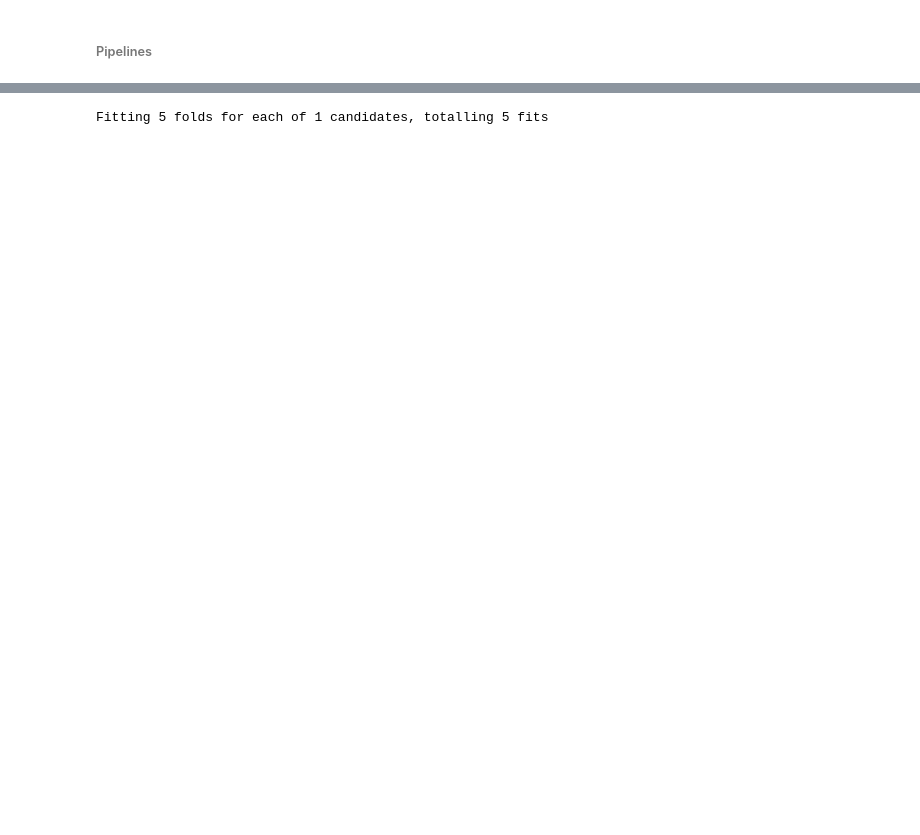
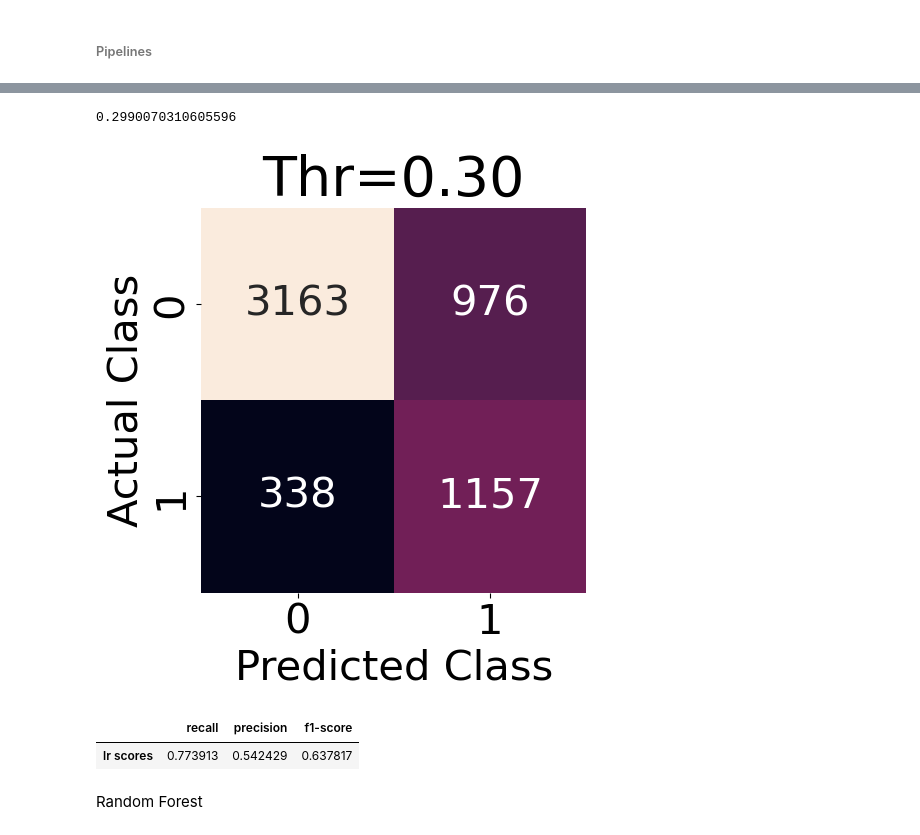
Before and after one commit to RKL13/BS_Telecom_Customer_Churn, a Jupyter notebook: Modeling.ipynb, the cells around one changed output, grey strips where cells are left out. Saved outputs shown, nothing was run; the diff lists cells and outputs as text; code cells hidden in the pictures; blank space fills up the shorter version.

Commit message:
Logistic Regression, Random Forest Init, ROC-AUC chosen

```diff
--- a/Modeling.ipynb
+++ b/Modeling.ipynb
@@ -135,0 +157,31 @@ dummy_clf = DummyClassifier(strategy='constant', constant=0)
+# %%
+lr_pipe_params = [{
+
+    # Sampling Params
+
+    'Over_Sampling': [None, SMOTE(random_state=random_seed), ADASYN(random_state=34)],
+    'Under_Sampling': [None, RandomUnderSampler(random_state=34)],
+
+    # Scaling Params
+
+    'Scaler' : [None, StandardScaler(), MinMaxScaler(), RobustScaler()],
+
+    # Dimentionality Reduction
+
+    #'Dim_Reduction' : [PCA(n_components=2), PCA(n_components=5), PCA(n_components=10)],
+
+    # Model Params
+
+    'Logistic_regression__max_iter' : [1000]
+}]
+# %%
+lr_pipe_gs = GridSearchCV(
+                           lr_pipe,
+                           lr_pipe_params,
+                           cv=5,
+                           scoring=scoring,
+                           return_train_score=False,
+                           refit=model_refit,
+                           n_jobs = -1)
+
+lr_pipe_gs.fit(X_train, y_train);
@@ -135,0 +205,23 @@ dummy_clf = DummyClassifier(strategy='constant', constant=0)
+# %%
+lr_pred_train = cross_val_predict(lr_pipe_gs.best_estimator_,
+                                  X_train,
+                                  y_train,
+                                  cv=5,
+                                  n_jobs = -1,
+                                  method="predict_proba")
+# %%
+lr_optimal_threshold = find_optimal_threshold(y_train, lr_pred_train)
+lr_optimal_threshold
+# %% [output]
+0.2990070310605596
+# %%
+plot_confusion_matrix(y_train, lr_pred_train, lr_optimal_threshold)
+# %% [output]
+[figure, added]
+# %%
+return_recall_precision_f1(y_train, lr_pred_train, lr_optimal_threshold, 'lr')
+# %% [output]
+|  | recall | precision | f1-score |
+| lr scores | 0.773913 | 0.542429 | 0.637817 |
+# %% [markdown]
+Random Forest
@@ -136,19 +244,12 @@ dummy_clf = DummyClassifier(strategy='constant', constant=0)
 # %%
-# Grid searches dummy_pipeline
+# Grid searches random_forest_pipeline
 
-dummy_pipeline_params = [dict()]
+rf_pipe_gs = GridSearchCV(rf_pipe,
+                          rf_pipe_params,
+                          cv=5,
+                          scoring=scoring,
+                          return_train_score=False,
+                          refit=model_refit,
+                          n_jobs = -1)
 
-
-dummy_pipeline_gs = GridSearchCV(
-                               dummy_clf,
-                               dummy_pipeline_params,
-                               cv=5,
-                               scoring='accuracy',
-                               return_train_score=False,
-                               refit='accuracy',
-                               verbose=5,
-                               n_jobs = -1)
-
-dummy_pipeline_gs.fit(X_trans, y_labeled);
+rf_pipe_gs.fit(X_train, y_train);
-# %% [output]
-Fitting 5 folds for each of 1 candidates, totalling 5 fits
```
Also changed, not shown: parts of 35 cells of this notebook.
